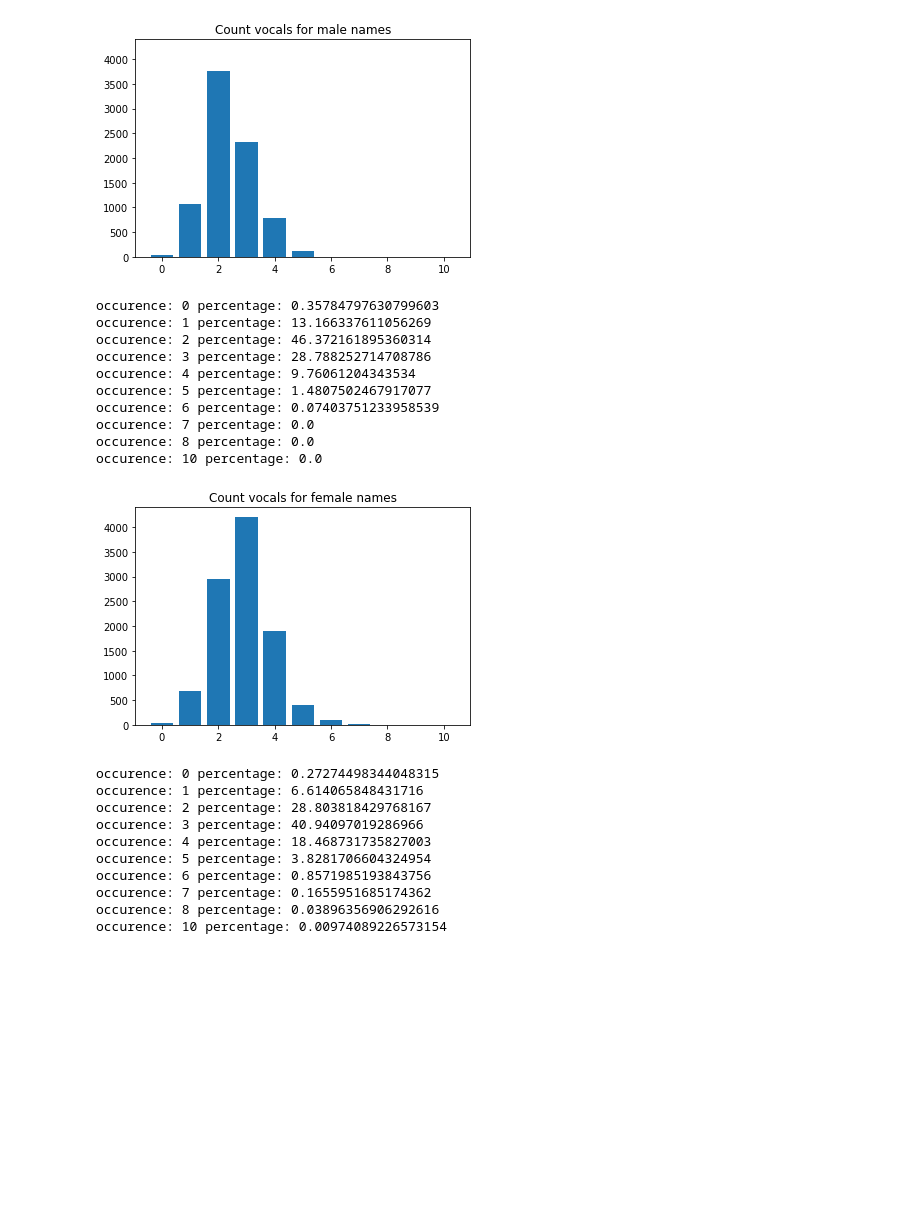
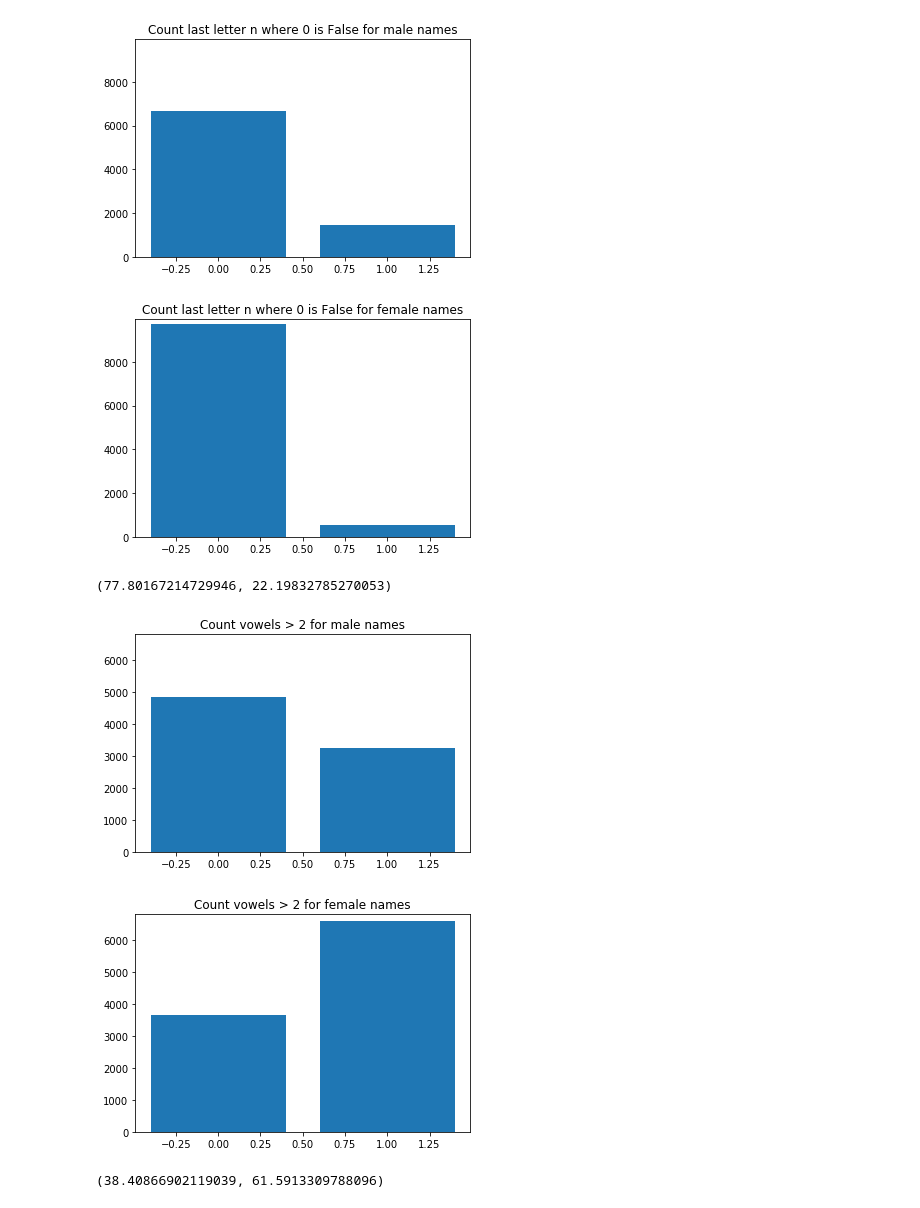
Before and after one commit to SebastianKapunkt/name-classifier, a Jupyter notebook: visulize_features.ipynb, the cells around one changed output. Saved outputs shown, nothing was run; the diff lists cells and outputs as text; code cells hidden in the pictures; blank space fills up the shorter version.

```diff
--- a/visulize_features.ipynb
+++ b/visulize_features.ipynb
@@ -51,26 +194,13 @@ def draw_bar_for_feature(feature_rule, names, title):
+# %%
+draw_bar_for_feature(last_letter_n, names, "Count last letter n where 0 is False", show_plt=True)
+# %% [output]
+[figure, added]
+[figure, added]
+(77.80167214729946, 22.19832785270053)
 # %%
-draw_bar_for_feature(count_vocal, names, "Count vocals")
+draw_bar_for_feature(count_vowel_gt_2, names, "Count vowels > 2", show_plt=True)
 # %% [output]
-[figure, old version]
+[figure, new version]
+[figure, new version]
-occurence: 0 percentage: 0.35784797630799603
-occurence: 1 percentage: 13.166337611056269
-occurence: 2 percentage: 46.372161895360314
-occurence: 3 percentage: 28.788252714708786
-occurence: 4 percentage: 9.76061204343534
-occurence: 5 percentage: 1.4807502467917077
-occurence: 6 percentage: 0.07403751233958539
-occurence: 7 percentage: 0.0
-occurence: 8 percentage: 0.0
-occurence: 10 percentage: 0.0
+(38.40866902119039, 61.5913309788096)
-[figure, old version]
-occurence: 0 percentage: 0.27274498344048315
-occurence: 1 percentage: 6.614065848431716
-occurence: 2 percentage: 28.803818429768167
-occurence: 3 percentage: 40.94097019286966
-occurence: 4 percentage: 18.468731735827003
-occurence: 5 percentage: 3.8281706604324954
-occurence: 6 percentage: 0.8571985193843756
-occurence: 7 percentage: 0.1655951685174362
-occurence: 8 percentage: 0.03896356906292616
-occurence: 10 percentage: 0.00974089226573154
 # %%
```
Also changed, not shown: parts of 16 cells of this notebook, 8 other files.
